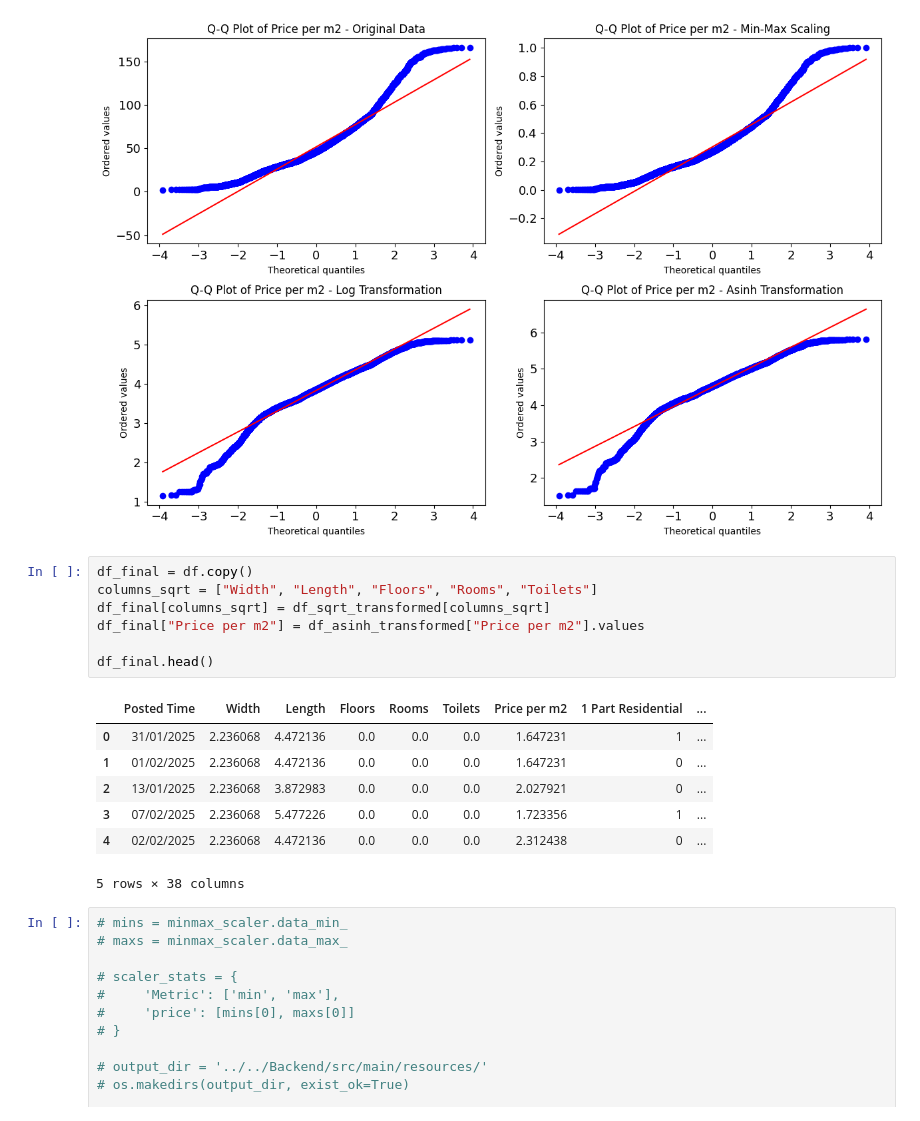
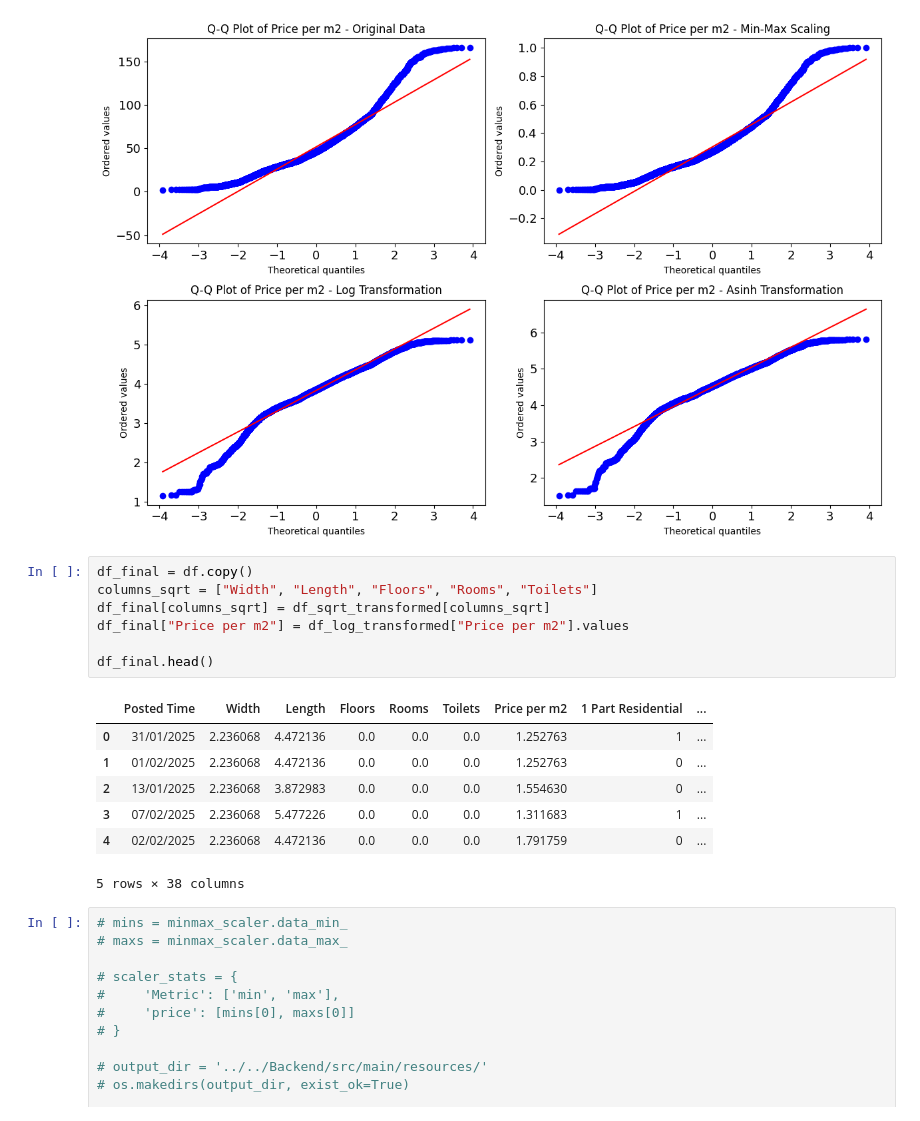
Before and after one commit to LuniuLun/RealEstate, a Jupyter notebook: MachineLearning/RealEstatePrediction/FeatureEngineering.ipynb, the cells around one changed output. Drawn from its saved outputs; the diff is of its cells as text.

Commit message:
fix: replace arsinh transform with log for 'Price per m2'

```diff
--- a/MachineLearning/RealEstatePrediction/FeatureEngineering.ipynb
+++ b/MachineLearning/RealEstatePrediction/FeatureEngineering.ipynb
@@ -303,17 +322,17 @@ plt.show()
 # %%
 df_final = df.copy()
 columns_sqrt = ["Width", "Length", "Floors", "Rooms", "Toilets"]
 df_final[columns_sqrt] = df_sqrt_transformed[columns_sqrt]
-df_final["Price per m2"] = df_asinh_transformed["Price per m2"].values
+df_final["Price per m2"] = df_log_transformed["Price per m2"].values
 
 df_final.head()
 # %% [output]
 |  | Posted Time | Width | Length | Floors | Rooms | Toilets | Price per m2 | 1 Part Residential | ... |
-| 0 | 31/01/2025 | 2.236068 | 4.472136 | 0.0 | 0.0 | 0.0 | 1.647231 | 1 | ... |
-| 1 | 01/02/2025 | 2.236068 | 4.472136 | 0.0 | 0.0 | 0.0 | 1.647231 | 0 | ... |
-| 2 | 13/01/2025 | 2.236068 | 3.872983 | 0.0 | 0.0 | 0.0 | 2.027921 | 0 | ... |
-| 3 | 07/02/2025 | 2.236068 | 5.477226 | 0.0 | 0.0 | 0.0 | 1.723356 | 1 | ... |
-| 4 | 02/02/2025 | 2.236068 | 4.472136 | 0.0 | 0.0 | 0.0 | 2.312438 | 0 | ... |
+| 0 | 31/01/2025 | 2.236068 | 4.472136 | 0.0 | 0.0 | 0.0 | 1.252763 | 1 | ... |
+| 1 | 01/02/2025 | 2.236068 | 4.472136 | 0.0 | 0.0 | 0.0 | 1.252763 | 0 | ... |
+| 2 | 13/01/2025 | 2.236068 | 3.872983 | 0.0 | 0.0 | 0.0 | 1.554630 | 0 | ... |
+| 3 | 07/02/2025 | 2.236068 | 5.477226 | 0.0 | 0.0 | 0.0 | 1.311683 | 1 | ... |
+| 4 | 02/02/2025 | 2.236068 | 4.472136 | 0.0 | 0.0 | 0.0 | 1.791759 | 0 | ... |
 5 rows × 38 columns
 # %%
 # mins = minmax_scaler.data_min_
```
Also changed, not shown: parts of 5 cells of this notebook.
